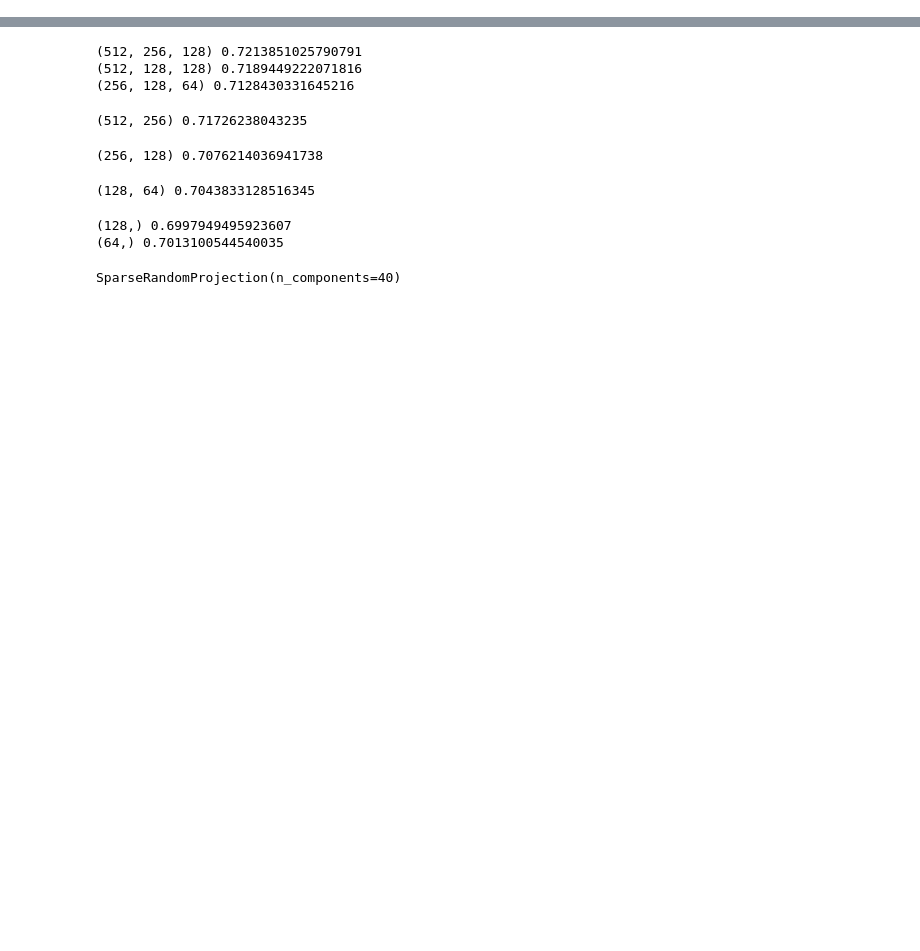
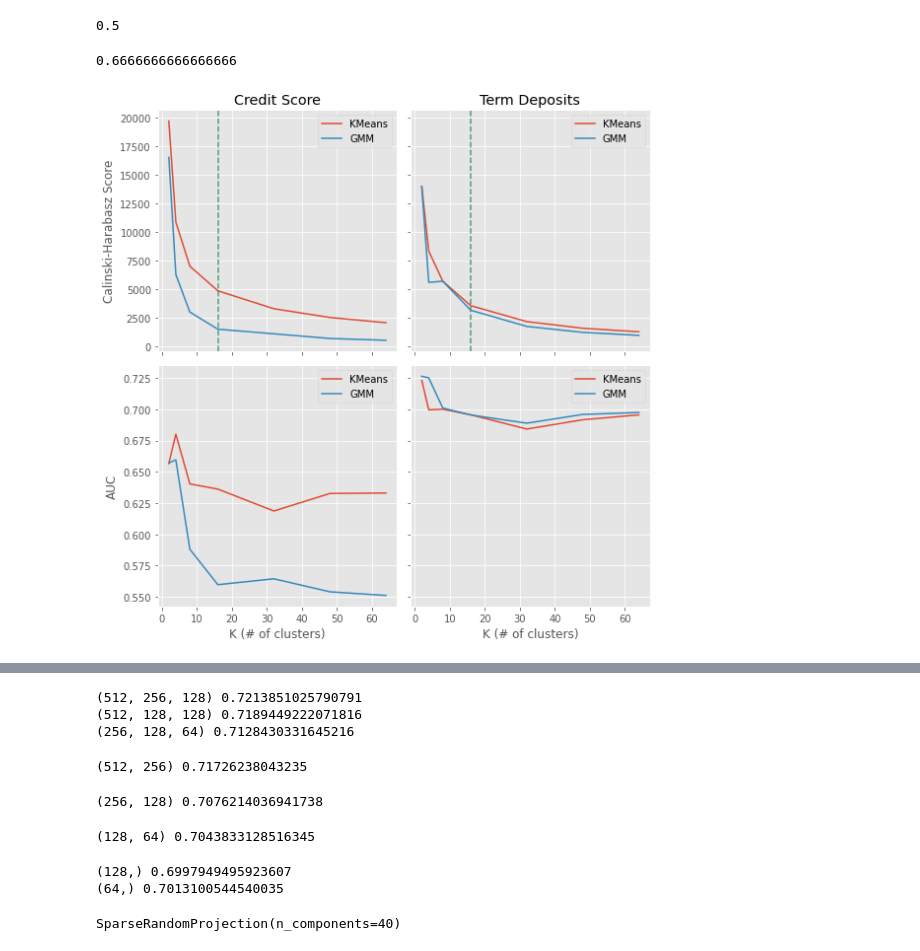
Before and after one commit to vinitjogani/clustering-comparison, a Jupyter notebook: explore.ipynb, the cells around one changed output, grey strips where cells are left out. Saved outputs shown, nothing was run; the diff lists cells and outputs as text; code cells hidden in the pictures; blank space fills up the shorter version.

```diff
--- a/explore.ipynb
+++ b/explore.ipynb
@@ -107,0 +25,8 @@ def load_trainsize_scores(key):
+# %%
+roc_auc_score(np.eye(2)[y], y_pred2, average='macro')
+# %% [output]
+0.5
+# %%
+dt_mean_auc_score(y_pred, y)
+# %% [output]
+0.6666666666666666
@@ -108 +56,37 @@ def load_trainsize_scores(key):
+# %%
+fig, axs = plt.subplots(nrows=2, ncols=2, sharex=True, sharey='row', figsize=(8,8))
+
+dataset = 'credit_score'
+axs[0,0].set_title('Credit Score')
+
+x, y = load_scores(f'kmeans_' + dataset)
+axs[0,0].plot(x, y[0], label='KMeans')
+axs[0,0].axvline(16, c='seagreen', ls='--', alpha=0.8)
+axs[1,0].plot(x, y[1], label='KMeans')
+
+x, y = load_scores(f'gmm_' + dataset)
+axs[0,0].plot(x, y[0], label='GMM')
+axs[1,0].plot(x, y[1], label='GMM')
+
+dataset = 'term_deposits'
+axs[0,1].set_title('Term Deposits')
+
+x, y = load_scores(f'kmeans_' + dataset)
+axs[0,1].plot(x, y[0], label='KMeans')
+axs[0,1].axvline(16, c='seagreen', ls='--', alpha=0.8)
+axs[1,1].plot(x, y[1], label='KMeans')
+
+x, y = load_scores(f'gmm_' + dataset)
+axs[0,1].plot(x, y[0], label='GMM')
+axs[1,1].plot(x, y[1], label='GMM')
+
+for ax in axs.reshape(-1):
+    ax.legend();
+for ax in axs[1,:]:
+    ax.set_xlabel('K (# of clusters)')
+axs[0,0].set_ylabel('Calinski-Harabasz Score')
+axs[1,0].set_ylabel('AUC')
+fig.tight_layout()
+# %% [output]
+[figure, added]
 # %%
```
Also changed, not shown: parts of 34 cells of this notebook, 2 other files.
